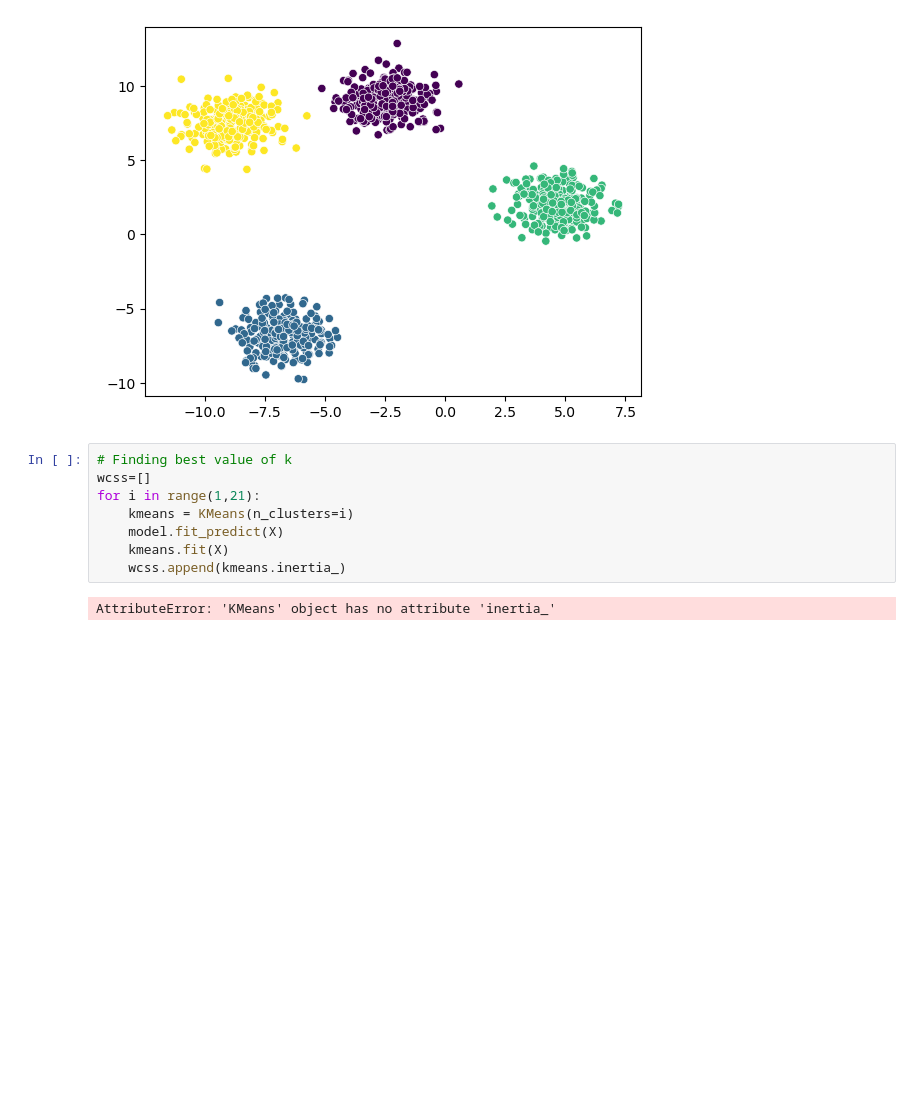
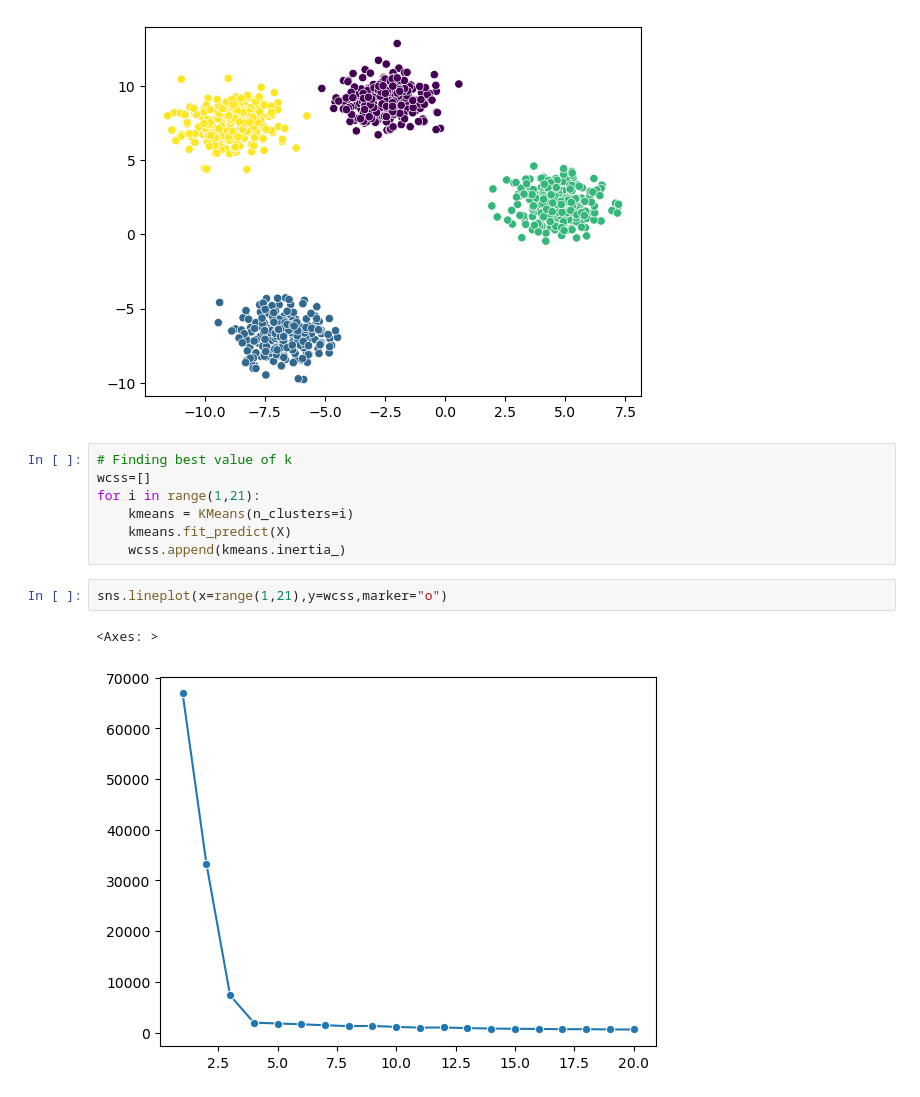
Before and after one commit to theabdullah05-web/PRIME-Classes, a Jupyter notebook: Unsupervised ML/Clustering/KMeans.ipynb, the cells around one changed output. Cells and saved outputs as stored; diff of their text form; blank space fills up the shorter version.

```diff
--- a/Unsupervised ML/Clustering/KMeans.ipynb
+++ b/Unsupervised ML/Clustering/KMeans.ipynb
@@ -27,8 +27,10 @@ sns.scatterplot(x=X[:, 0], y=X[:, 1],c=label)
 wcss=[]
 for i in range(1,21):
     kmeans = KMeans(n_clusters=i)
-    model.fit_predict(X)
-    kmeans.fit(X)
+    kmeans.fit_predict(X)
     wcss.append(kmeans.inertia_)
-# %% [output]
-AttributeError: 'KMeans' object has no attribute 'inertia_'
+# %%
+sns.lineplot(x=range(1,21),y=wcss,marker="o")
+# %% [output]
+<Axes: >
+[figure, added]
```
Also changed, not shown: parts of 4 cells of this notebook.
